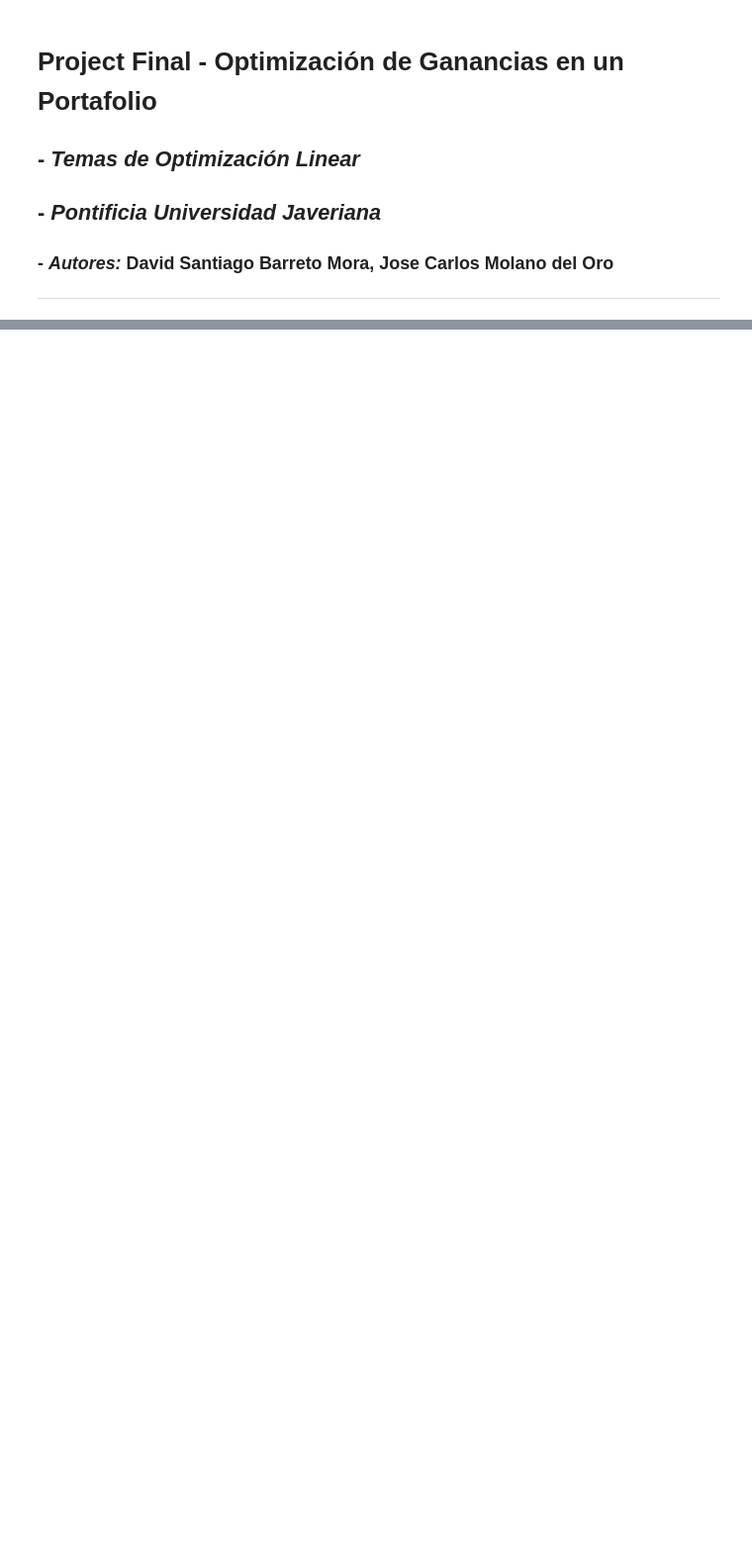
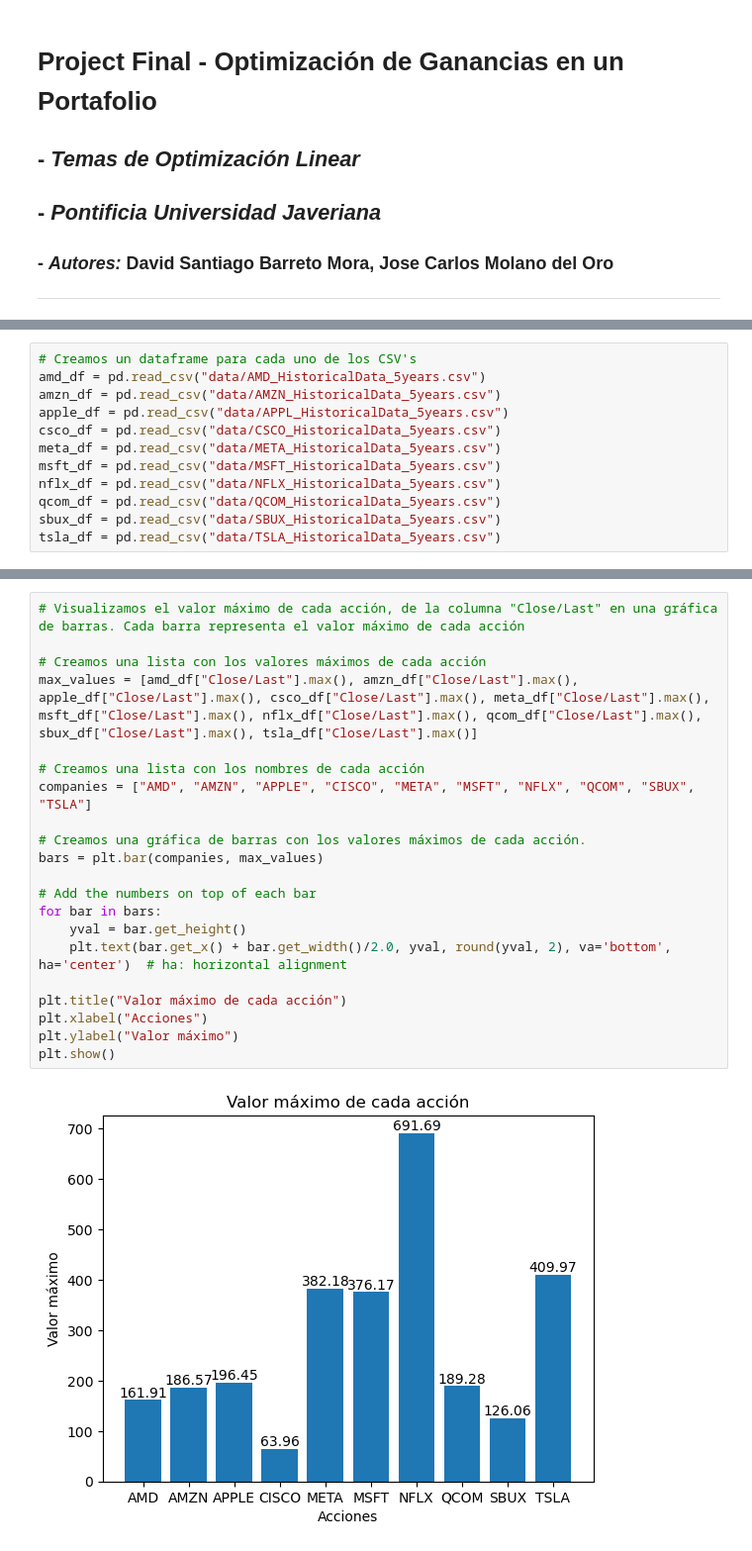
Before and after one commit to Exynix/DataAnalytics, a Jupyter notebook: Linear Optimization/Project/Proyecto_Barreto_Molano.ipynb, the cells around one changed output, grey strips where cells are left out. Shown at 99% size. Drawn from its saved outputs; the diff is of its cells as text; blank space fills up the shorter version.

Commit message:
Addition of linear opti and data analytics project

```diff
--- a/Linear Optimization/Project/Proyecto_Barreto_Molano.ipynb
+++ b/Linear Optimization/Project/Proyecto_Barreto_Molano.ipynb
@@ -42,0 +54,12 @@ Para cada histórico de cada acción, se tienen las siguientes columnas:
+# %%
+# Creamos un dataframe para cada uno de los CSV's
+amd_df = pd.read_csv("data/AMD_HistoricalData_5years.csv")
+amzn_df = pd.read_csv("data/AMZN_HistoricalData_5years.csv")
+apple_df = pd.read_csv("data/APPL_HistoricalData_5years.csv")
+csco_df = pd.read_csv("data/CSCO_HistoricalData_5years.csv")
+meta_df = pd.read_csv("data/META_HistoricalData_5years.csv")
+msft_df = pd.read_csv("data/MSFT_HistoricalData_5years.csv")
+nflx_df = pd.read_csv("data/NFLX_HistoricalData_5years.csv")
+qcom_df = pd.read_csv("data/QCOM_HistoricalData_5years.csv")
+sbux_df = pd.read_csv("data/SBUX_HistoricalData_5years.csv")
+tsla_df = pd.read_csv("data/TSLA_HistoricalData_5years.csv")
@@ -42,0 +371,23 @@ Para cada histórico de cada acción, se tienen las siguientes columnas:
+# %%
+# Visualizamos el valor máximo de cada acción, de la columna "Close/Last" en una gráfica de barras. Cada barra representa el valor máximo de cada acción
+
+# Creamos una lista con los valores máximos de cada acción
+max_values = [amd_df["Close/Last"].max(), amzn_df["Close/Last"].max(), apple_df["Close/Last"].max(), csco_df["Close/Last"].max(), meta_df["Close/Last"].max(), msft_df["Close/Last"].max(), nflx_df["Close/Last"].max(), qcom_df["Close/Last"].max(), sbux_df["Close/Last"].max(), tsla_df["Close/Last"].max()]
+
+# Creamos una lista con los nombres de cada acción
+companies = ["AMD", "AMZN", "APPLE", "CISCO", "META", "MSFT", "NFLX", "QCOM", "SBUX", "TSLA"]
+
+# Creamos una gráfica de barras con los valores máximos de cada acción.
+bars = plt.bar(companies, max_values)
+
+# Add the numbers on top of each bar
+for bar in bars:
+    yval = bar.get_height()
+    plt.text(bar.get_x() + bar.get_width()/2.0, yval, round(yval, 2), va='bottom', ha='center')  # ha: horizontal alignment
+
+plt.title("Valor máximo de cada acción")
+plt.xlabel("Acciones")
+plt.ylabel("Valor máximo")
+plt.show()
+# %% [output]
+[figure, added]
```
Also changed, not shown: parts of 50 cells of this notebook, 3 other files.
